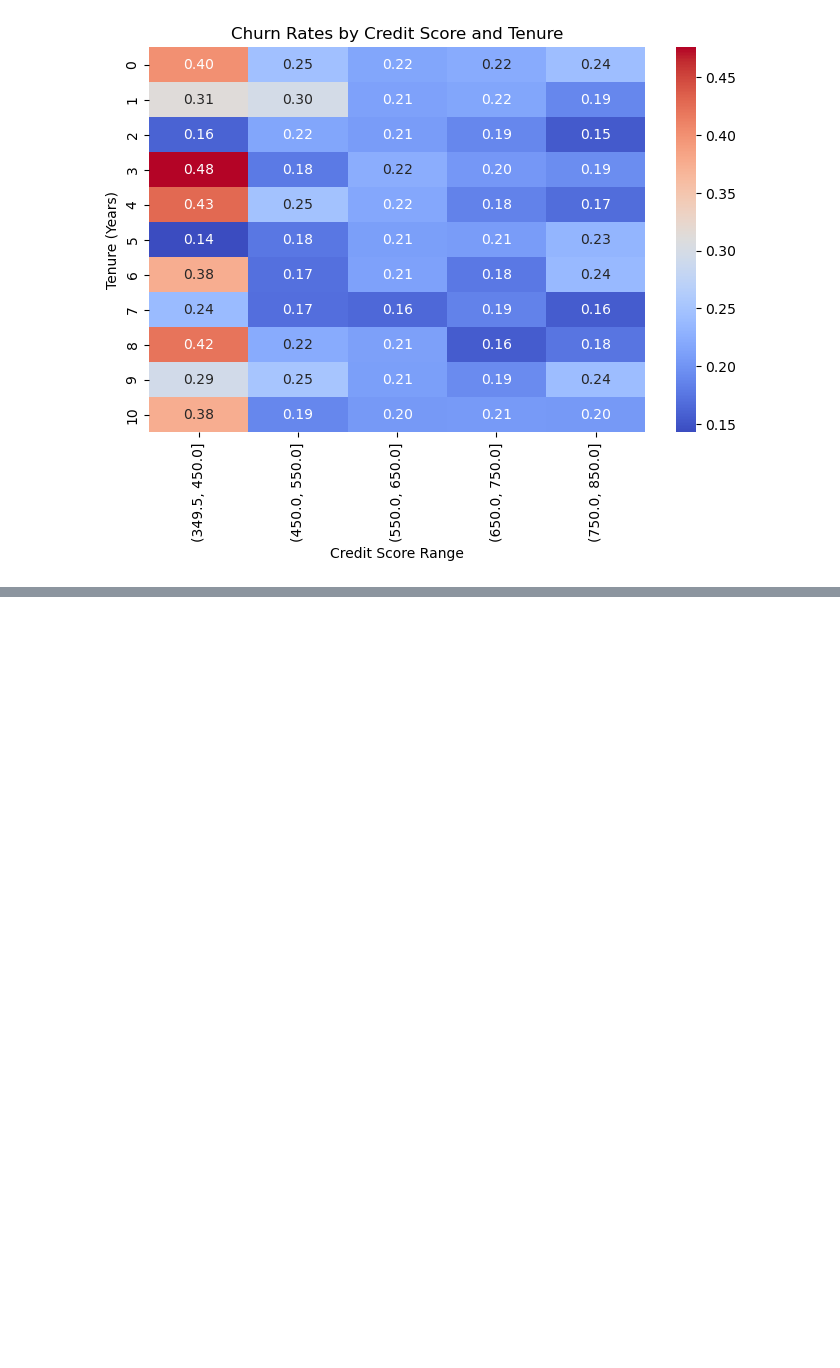
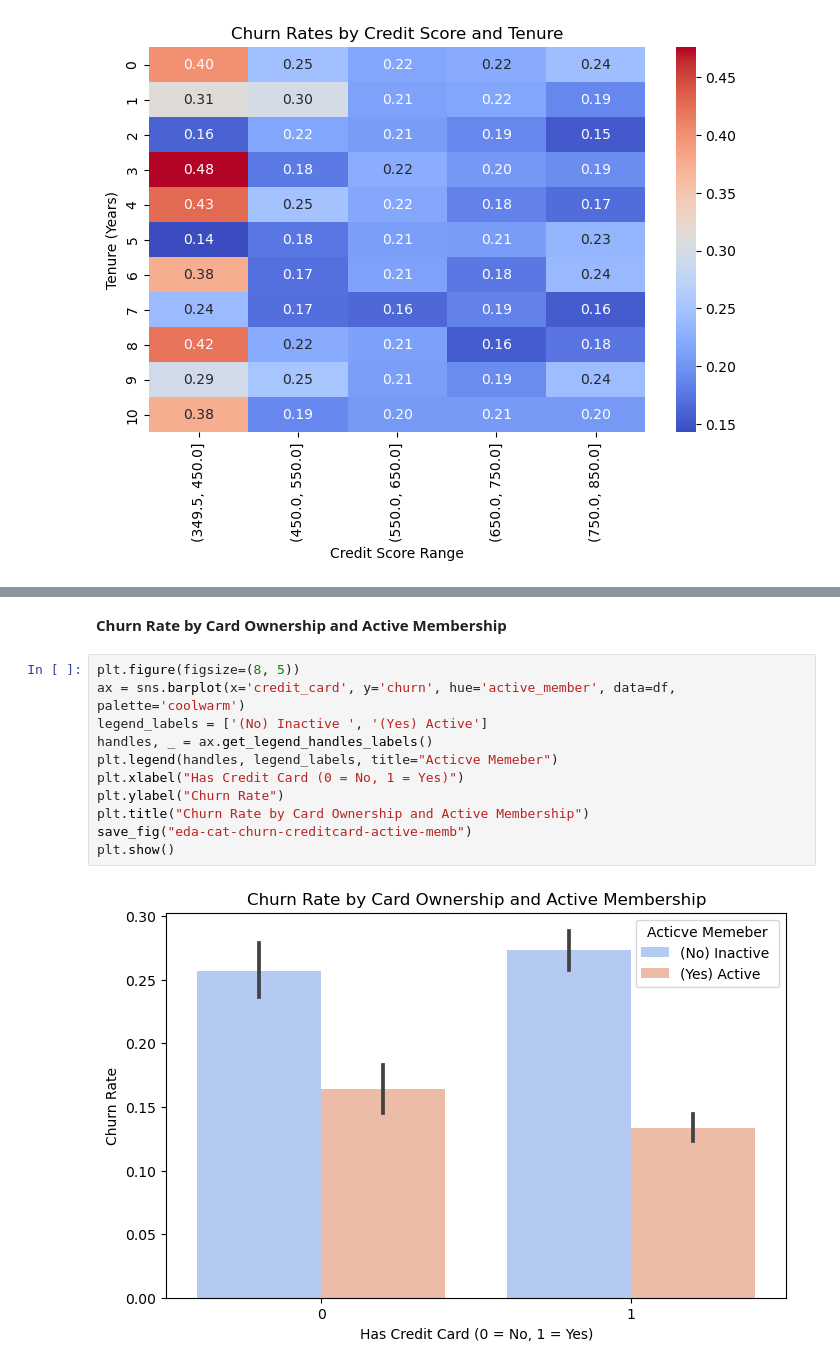
Before and after one commit to ejarazi2004/customer-churn-prediction, a Jupyter notebook: notebooks/01_exploratory_data_analysis.ipynb, the cells around one changed output, grey strips where cells are left out. Drawn from its saved outputs; the diff is of its cells as text; blank space fills up the shorter version.

```diff
--- a/notebooks/01_exploratory_data_analysis.ipynb
+++ b/notebooks/01_exploratory_data_analysis.ipynb
@@ -342,0 +367,15 @@ plt.show()
+# %% [markdown]
+**Churn Rate by Card Ownership and Active Membership**
+# %%
+plt.figure(figsize=(8, 5))
+ax = sns.barplot(x='credit_card', y='churn', hue='active_member', data=df, palette='coolwarm')
+legend_labels = ['(No) Inactive ', '(Yes) Active']
+handles, _ = ax.get_legend_handles_labels()
+plt.legend(handles, legend_labels, title="Acticve Memeber")
+plt.xlabel("Has Credit Card (0 = No, 1 = Yes)")
+plt.ylabel("Churn Rate")
+plt.title("Churn Rate by Card Ownership and Active Membership")
+save_fig("eda-cat-churn-creditcard-active-memb")
+plt.show()
+# %% [output]
+[figure, added]
```
Also changed, not shown: parts of 9 cells of this notebook.
